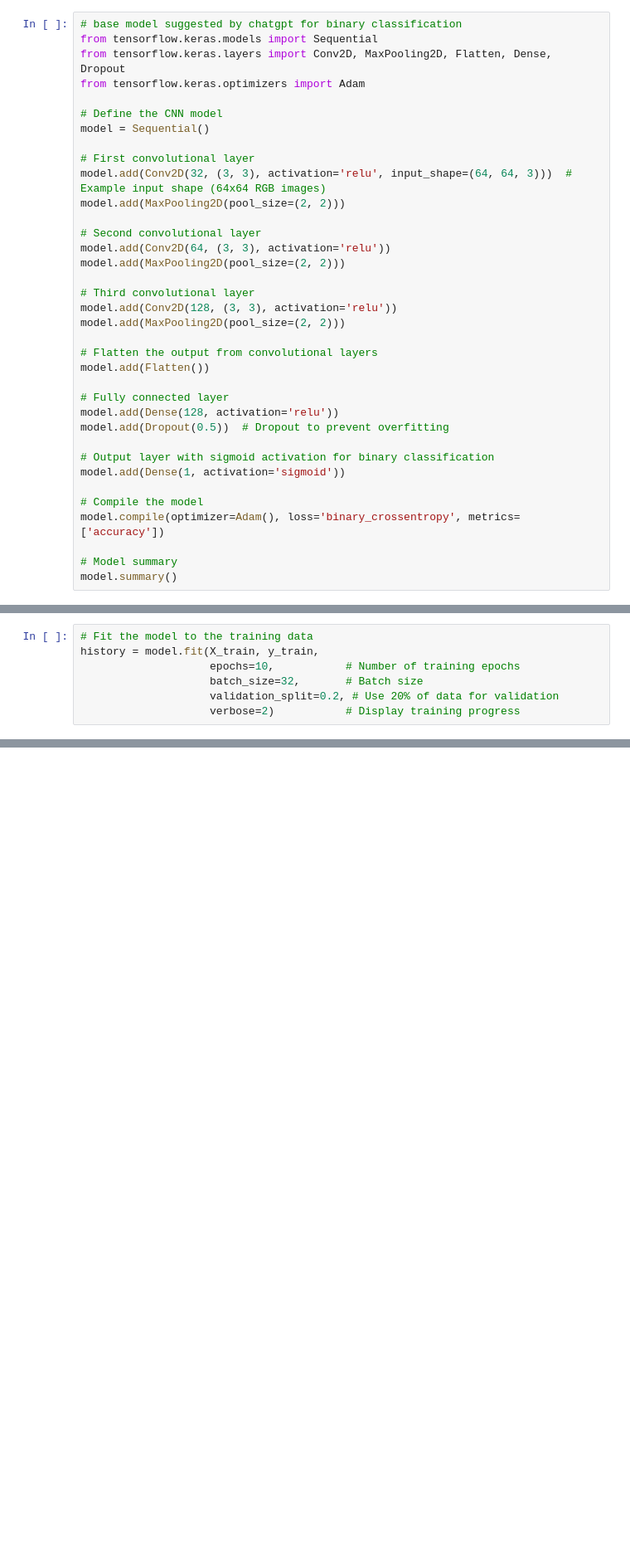
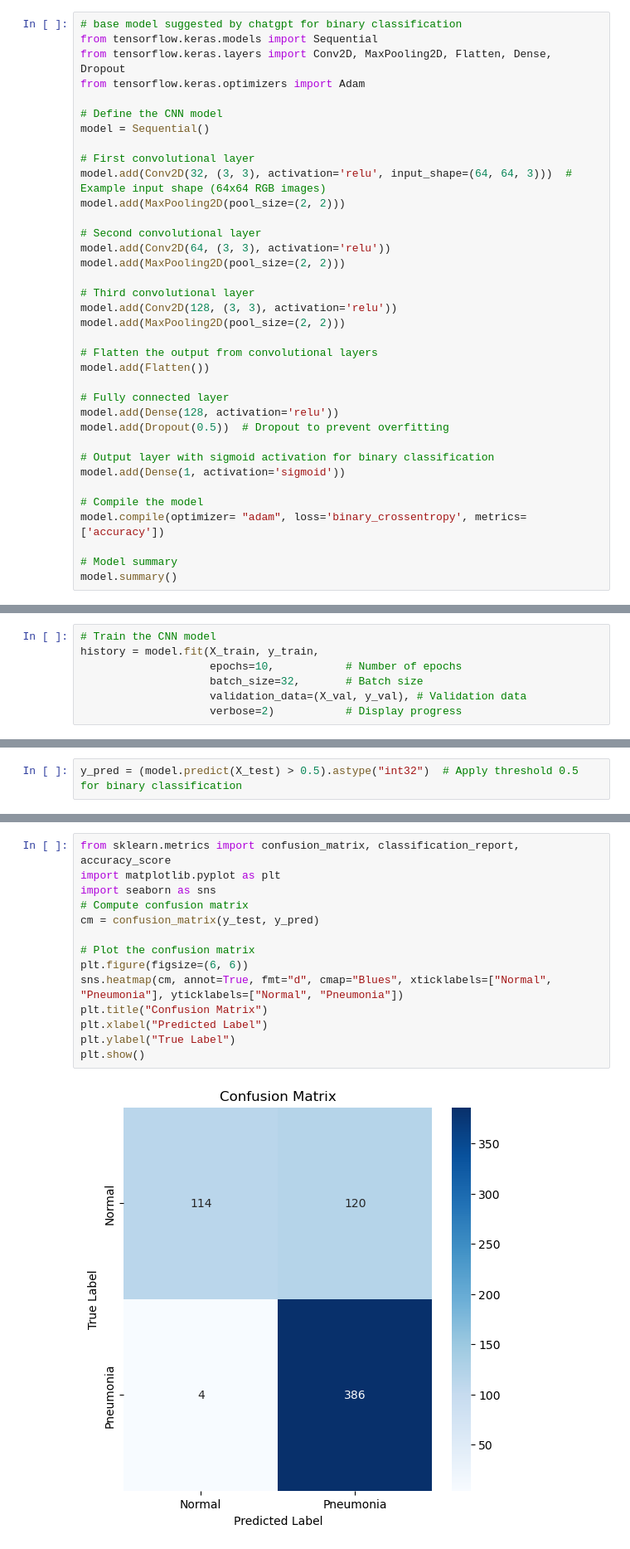
Before and after one commit to RamonWinkler/Pneumonia_detection_with_CNN, a Jupyter notebook: Pneumonia_Detection_with_CNN.ipynb, the cells around one changed output, grey strips where cells are left out. Shown: that part at 83% size. Drawn from its saved outputs; the diff is of its cells as text; blank space fills up the shorter version.

Commit message:
first base model + performance of unbalanced target

```diff
--- a/Pneumonia_Detection_with_CNN.ipynb
+++ b/Pneumonia_Detection_with_CNN.ipynb
@@ -226,7 +265,7 @@ model.add(Dropout(0.5))  # Dropout to prevent overfitting
 model.add(Dense(1, activation='sigmoid'))
 
 # Compile the model
-model.compile(optimizer=Adam(), loss='binary_crossentropy', metrics=['accuracy'])
+model.compile(optimizer= "adam", loss='binary_crossentropy', metrics=['accuracy'])
 
 # Model summary
 model.summary()
@@ -258,8 +295,8 @@ print(y_train.shape)
 (5216,)
 # %%
-# Fit the model to the training data
+# Train the CNN model
 history = model.fit(X_train, y_train,
-                    epochs=10,           # Number of training epochs
+                    epochs=10,           # Number of epochs
                     batch_size=32,       # Batch size
-                    validation_split=0.2, # Use 20% of data for validation
-                    verbose=2)           # Display training progress
+                    validation_data=(X_val, y_val), # Validation data
+                    verbose=2)           # Display progress
@@ -270,0 +334,2 @@ print(f"Test accuracy: {test_accuracy}")
+# %%
+y_pred = (model.predict(X_test) > 0.5).astype("int32")  # Apply threshold 0.5 for binary classification
@@ -270,0 +338,16 @@ print(f"Test accuracy: {test_accuracy}")
+# %%
+from sklearn.metrics import confusion_matrix, classification_report, accuracy_score
+import matplotlib.pyplot as plt
+import seaborn as sns
+# Compute confusion matrix
+cm = confusion_matrix(y_test, y_pred)
+
+# Plot the confusion matrix
+plt.figure(figsize=(6, 6))
+sns.heatmap(cm, annot=True, fmt="d", cmap="Blues", xticklabels=["Normal", "Pneumonia"], yticklabels=["Normal", "Pneumonia"])
+plt.title("Confusion Matrix")
+plt.xlabel("Predicted Label")
+plt.ylabel("True Label")
+plt.show()
+# %% [output]
+[figure, added]
```
Also changed, not shown: parts of 10 cells of this notebook.
